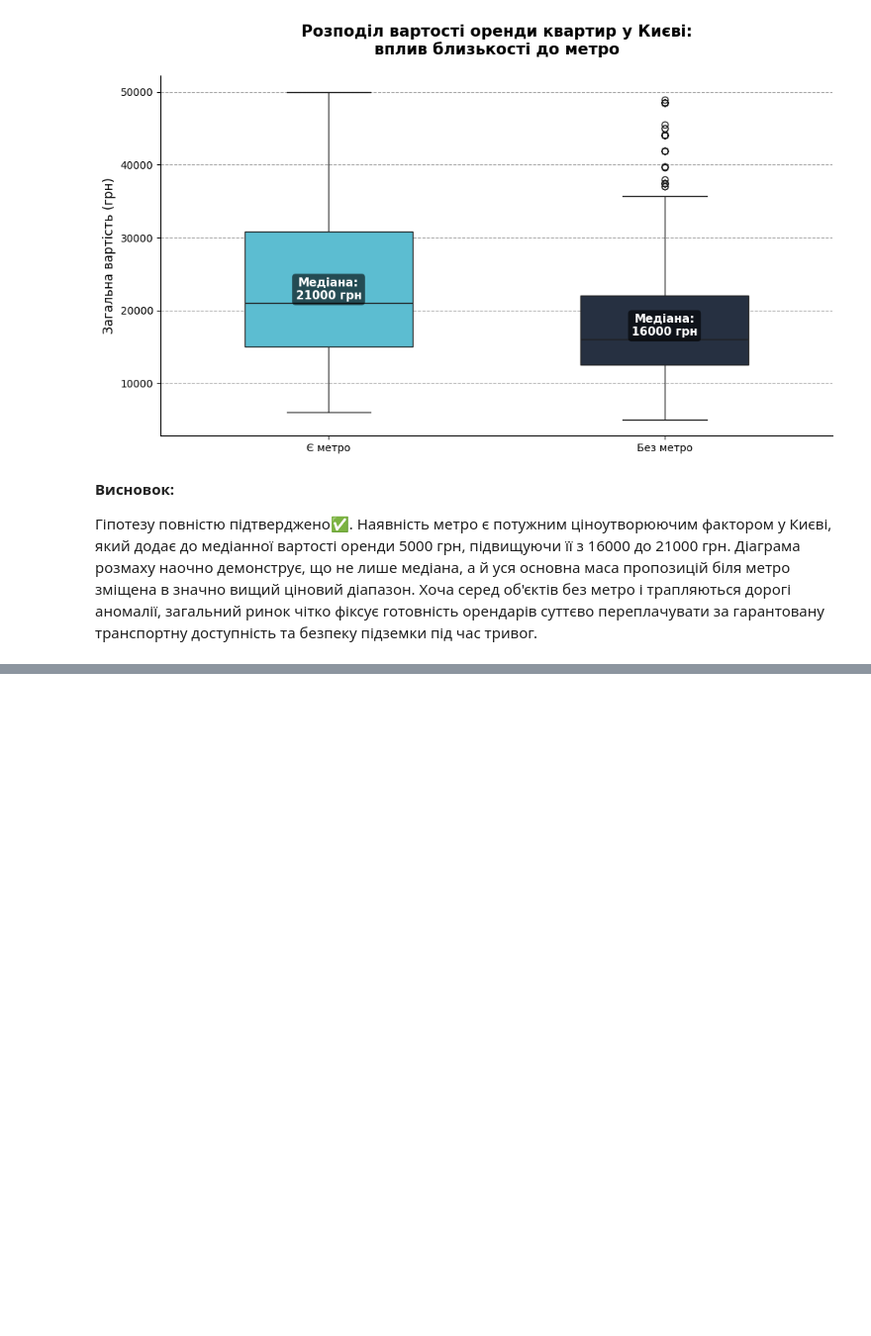
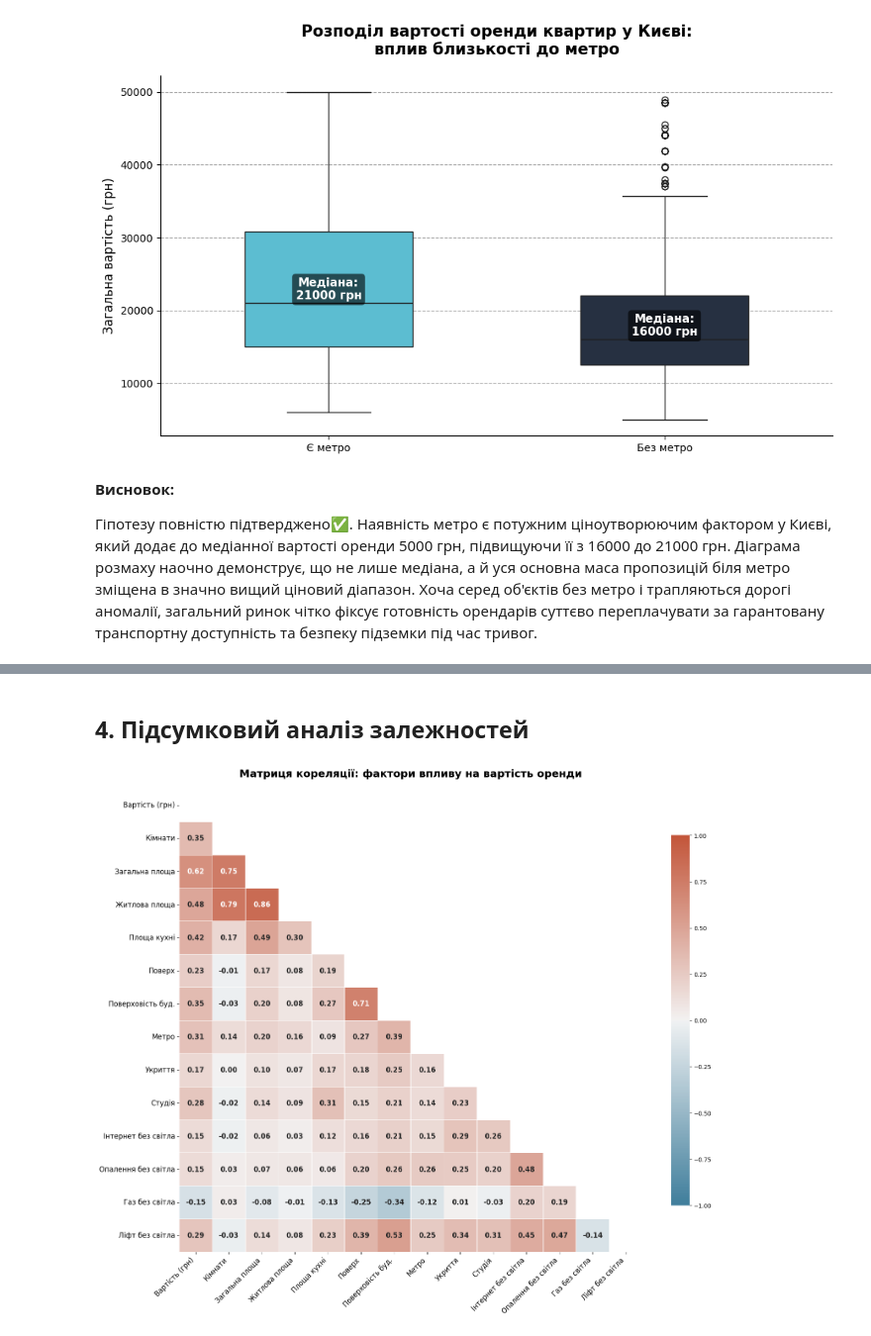
Before and after one commit to kon7drat-illia/Residential-Rental-Market-Analysis, a Jupyter notebook: notebook.ipynb, the cells around one changed output, grey strips where cells are left out. Shown at 99% size. Drawn from its saved outputs; the diff is of its cells as text; code cells hidden in the pictures; blank space fills up the shorter version.

Commit message:
README update.Added Correlation matrix

```diff
--- a/notebook.ipynb
+++ b/notebook.ipynb
@@ -2008,0 +1989,67 @@ memory usage: 1.5 MB
+# %% [markdown]
+## 4. Підсумковий аналіз залежностей
+# %%
+# Створюємо копію
+corr_df = cl_df.copy()
+
+# Твій список з 14 колонок
+cols_to_check = [
+    'price_UAH',
+    'rooms',
+    'area_total',
+    'area_living',
+    'area_kitchen',
+    'floor_current',
+    'floor_total',
+    'has_metro',
+    'has_shelter',
+    'kitchen_studio',
+    'no_light_internet',
+    'no_light_heating',
+    'no_light_gas',
+    'no_light_elevator'
+]
+
+# Рахуємо матрицю кореляцій
+corr_matrix = corr_df[cols_to_check].corr()
+
+# Побудова графіка
+plt.figure(figsize=(16, 14))
+
+# Створюємо "маску", щоб приховати верхній трикутник
+mask = np.triu(np.ones_like(corr_matrix, dtype=bool))
+
+cmap = sns.diverging_palette(230, 20, as_cmap=True)
+
+# Малюємо теплову карту
+ax = sns.heatmap(
+    corr_matrix,
+    mask=mask,
+    cmap=cmap,
+    vmax=1.0, vmin=-1.0,
+    center=0,
+    annot=True,
+    fmt=".2f",
+    square=True,
+    linewidths=.5,
+    cbar_kws={"shrink": .7},
+    annot_kws={"size": 12, "weight": "bold"}
+)
+
+# ПРАВИЛЬНІ ПІДПИСИ (рівно 14 штук, у тому ж порядку, що й cols_to_check)
+pretty_labels = [
+    'Вартість (грн)', 'Кімнати', 'Загальна площа', 'Житлова площа', 'Площа кухні',
+    'Поверх', 'Поверховість буд.', 'Метро', 'Укриття', 'Студія',
+    'Інтернет без світла', 'Опалення без світла', 'Газ без світла', 'Ліфт без світла'
+]
+
+ax.set_xticklabels(pretty_labels, rotation=45, ha='right', fontsize=12)
+ax.set_yticklabels(pretty_labels, rotation=0, fontsize=12)
+
+plt.title('Матриця кореляції: фактори впливу на вартість оренди', fontsize=18, fontweight='bold', pad=20)
+
+plt.tight_layout()
+plt.savefig('plots/test_analysis/final_correlation_matrix.png', dpi=300, bbox_inches='tight')
+plt.show()
+# %% [output]
+[figure, added]
```
Also changed, not shown: parts of 3 cells of this notebook, 2 other files.
